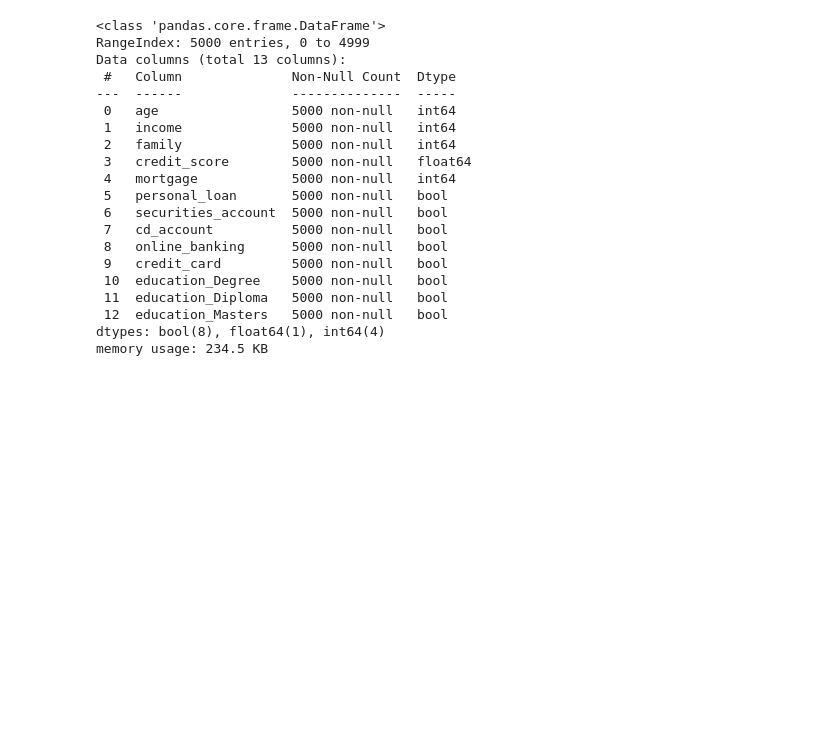
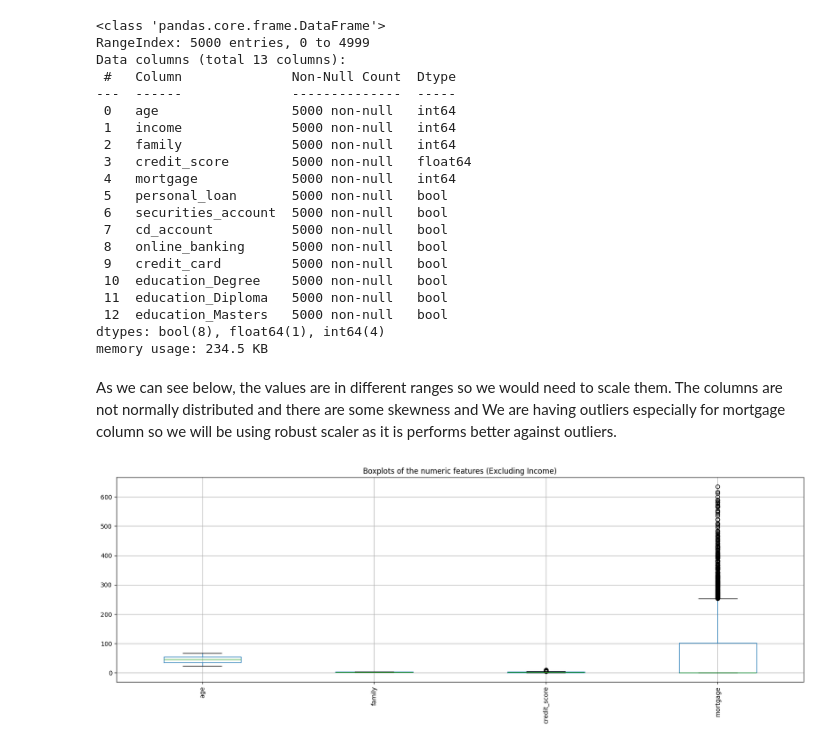
Before and after one commit to Rayenbt/income-prediction-and-reddit-sentiment, a Jupyter notebook: ML_CA2.ipynb, the cells around one changed output. Saved outputs shown, nothing was run; the diff lists cells and outputs as text; code cells hidden in the pictures; blank space fills up the shorter version.

```diff
--- a/ML_CA2.ipynb
+++ b/ML_CA2.ipynb
@@ -147,8 +149,8 @@ for col in binary_cols:
     df[col] = df[col].map({'Yes': True, 'No': False})
 # %%
 # One-hot encoding for education
-df = pd.get_dummies(df, columns=['education'])
-df
+df_clean = pd.get_dummies(df, columns=['education'])
+df_clean
 # %% [output]
 |  | age | income | family | credit_score | mortgage | personal_loan | securities_account | cd_account | ... |
 | 0 | 25 | 49 | 4 | 1.6 | 0 | False | True | False | ... |
@@ -186,3 +188,14 @@ Data columns (total 13 columns):
  12  education_Masters   5000 non-null   bool
 dtypes: bool(8), float64(1), int64(4)
 memory usage: 234.5 KB
+# %% [markdown]
+As we can see below, the values are in different ranges so we would need to scale them. The columns are not normally distributed and there are some skewness and We are having outliers especially for mortgage column so we will be using robust scaler as it is performs better against outliers.
+# %%
+df_numeric = df_clean.select_dtypes(include=['int64', 'float64']).drop(columns='income')
+
+## Boxplot of all features
+df_numeric.boxplot(figsize=(20, 6), rot=90)
+plt.title('Boxplots of the numeric features (Excluding Income)')
+plt.show()
+# %% [output]
+[figure, added]
```
Also changed, not shown: parts of 8 cells of this notebook.
